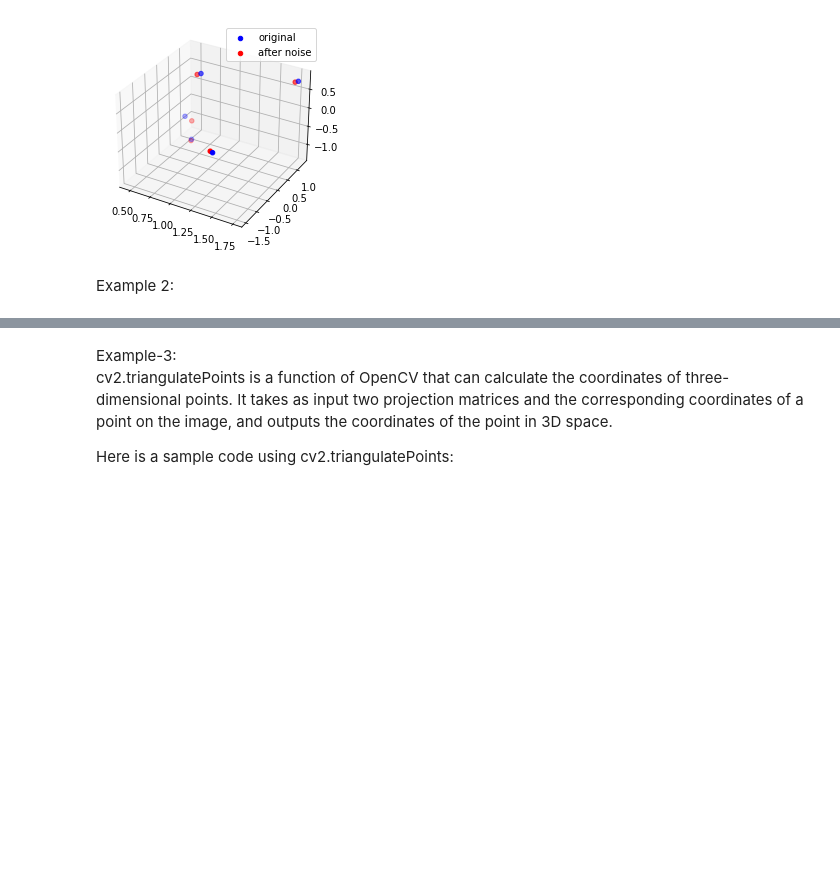
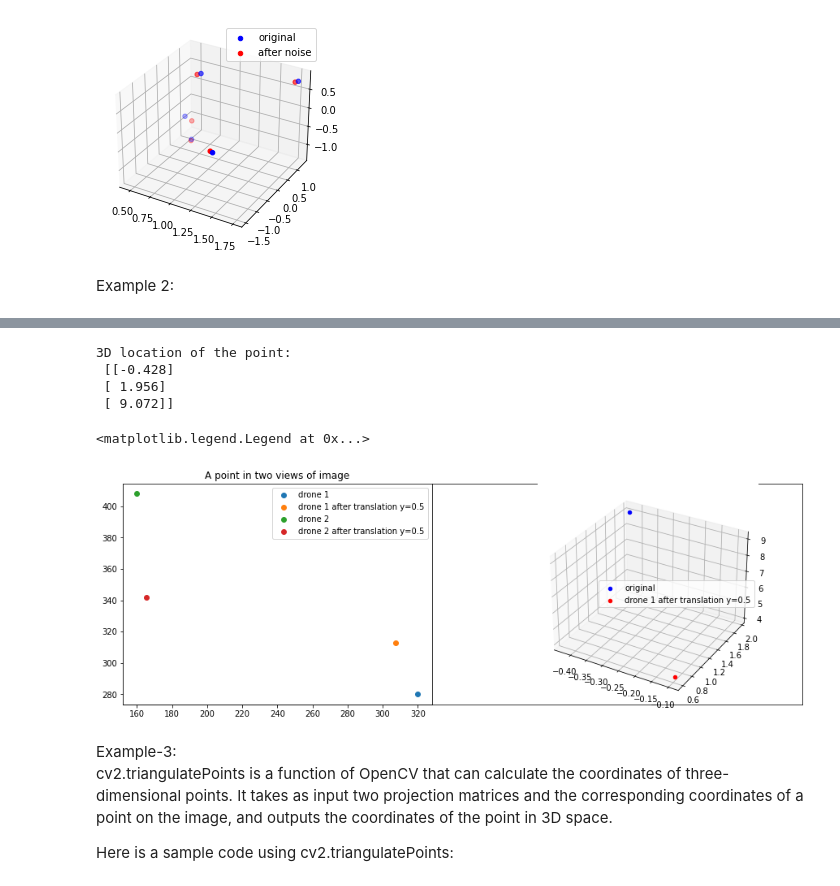
Before and after one commit to mobarakol/computer_vision_tutorial, a Jupyter notebook: triangulation.ipynb, the cells around one changed output, grey strips where cells are left out. Drawn from its saved outputs; the diff is of its cells as text; code cells hidden in the pictures; blank space fills up the shorter version.

```diff
--- a/triangulation.ipynb
+++ b/triangulation.ipynb
@@ -137,3 +161,83 @@ Original 5 Image Points:
+# %%
+def pixel2cam(pt, K):
+    u = (pt[0] - K[0][2]) / K[0][0]
+    v = (pt[1] - K[1][2]) / K[1][1]
+    return np.array([u, v], dtype=np.float32)
+
+def triangulate(points_1, points_2, K, R, t):
+    T1 = np.array([[1, 0, 0, 0],
+                   [0, 1, 0, 0],
+                   [0, 0, 1, 0]], dtype=np.float32)
+    T2 = np.hstack((R, t))
+    # print(T2)
+    proj1 = np.matmul(K, T1)
+    proj2 = np.matmul(K, T2)
+    # print(proj1, '\n',proj2)
+    X = cv2.triangulatePoints(proj1, proj2, points_1, points_2)
+    X /= X[3]
+    return X
+
+K = np.array([[270, 0, 320], [0, 270, 240], [0, 0, 1]], dtype=np.float32)
+# rotate +50 degrees along z axis
+rotation_vector = np.array([0, -50 / 180 * np.pi, 0])
+R, _ = cv2.Rodrigues(rotation_vector)
+t = np.array([[3.5], [1.5], [1]], dtype=float)
+
+pt_1 = (320, 280)
+pt_2 = (160, 408)
+
+X = triangulate(pt_1, pt_2, K, R, t)
+print('3D location of the point:\n', X[:3])
+
+#project point after d1 translation
+rvec_1 = np.zeros(3)
+tvec_1 = np.zeros(3)
+tvec_1[1]=0.5
+intrinsics = K
+distortion = np.array([0.0, 0.0, 0.000, 0.00, 0.0])
+d1_pt_3, _ = cv2.projectPoints(X[:3], rvec_1, tvec_1, intrinsics, distortion)
+
+#determine 3D world location point after d1 translation
+T1 = np.array(
+    [[1, 0, 0, 0],
+    [0, 1, 0, 0],
+    [0, 0, 1, 0]], dtype=np.float32)
+proj1 = np.matmul(K, T1)
+T2 = T1.copy()
+T2[:,3] = tvec_1
+proj2 = np.matmul(K, T2)
+d1_X2 = cv2.triangulatePoints(proj1, proj2, pt_1, d1_pt_3)
+d1_X2 /= d1_X2[3]
+
+#project point after d2 translation
+rvec_1 = np.array([0, -50 / 180 * np.pi, 0])
+tvec_1 = np.array([[3.5], [1.5], [1]], dtype=float)
+tvec_1[1]=0.5
+d2_pt_4, _ = cv2.projectPoints(X[:3], rvec_1, tvec_1, intrinsics, distortion)
+
+#outcome
+num_img = 1
+fig, ax = plt.subplots(1, num_img, figsize=(15*num_img,5), subplot_kw=dict(xticks=[],yticks=[]))
+ax = fig.add_subplot(1, 2, 1)
+ax.scatter((320), (280), label='drone 1')
+ax.scatter(d1_pt_3.squeeze()[0], d1_pt_3.squeeze()[1], label='drone 1 after translation y=0.5')
+ax.scatter((160), (408), label='drone 2')
+ax.scatter(d2_pt_4.squeeze()[0], d2_pt_4.squeeze()[1], label='drone 2 after translation y=0.5')
+# ax.scatter(points2[:,:2].T[0], points2[:,:2].T[1], label='after noise')
+ax.legend()
+ax.set_title('A point in two views of image')
+
+ax = fig.add_subplot(1, 2, 2, projection='3d')
+ax.scatter(X[:3][0], X[:3][1], X[:3][2], color='b', label='original')
+ax.scatter(d1_X2[:3][0], d1_X2[:3][1], d1_X2[:3][2], color='r', label='drone 1 after translation y=0.5')
+ax.legend()
+# %% [output]
+3D location of the point:
+ [[-0.428]
+ [ 1.956]
+ [ 9.072]]
+<matplotlib.legend.Legend at 0x...>
+[figure, added]
 # %% [markdown]
 Example-3:<br>
 cv2.triangulatePoints is a function of OpenCV that can calculate the coordinates of three-dimensional points. It takes as input two projection matrices and the corresponding coordinates of a point on the image, and outputs the coordinates of the point in 3D space.
```
Also changed, not shown: parts of 7 cells of this notebook.
